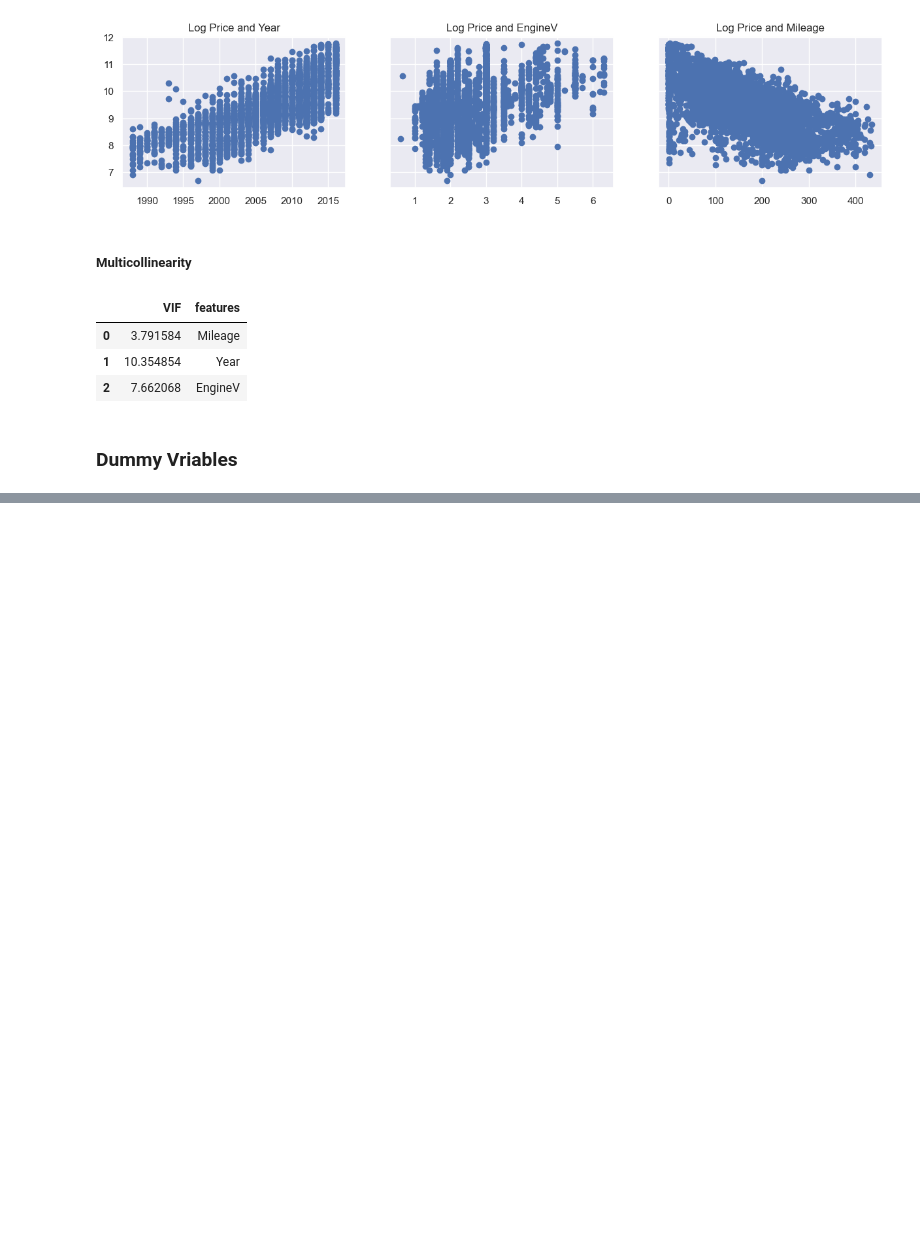
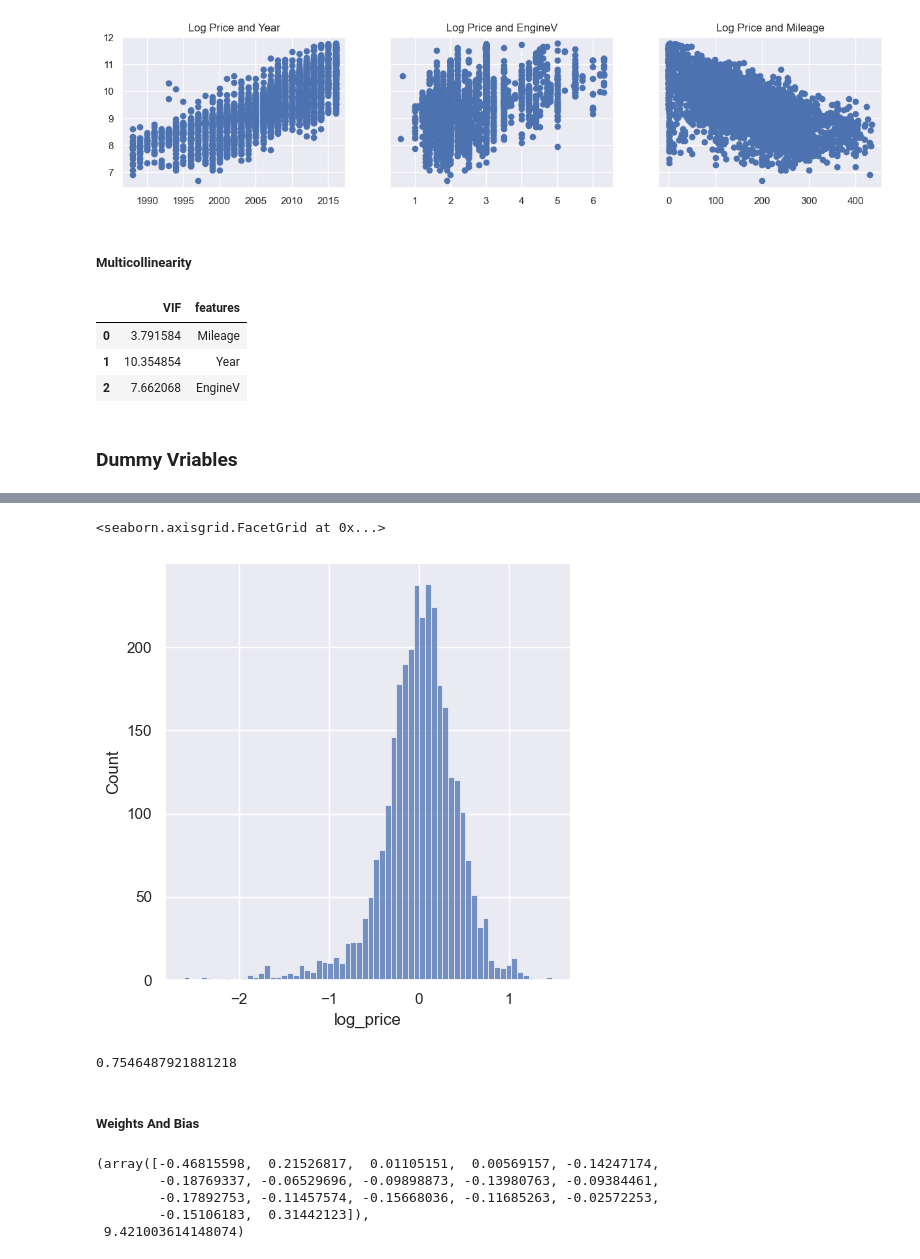
Before and after one commit to aman-mishra-02/Data-Science, a Jupyter notebook: sklearn/practicalExample.ipynb, the cells around one changed output, grey strips where cells are left out. Drawn from its saved outputs; the diff is of its cells as text; code cells hidden in the pictures; blank space fills up the shorter version.

```diff
--- a/sklearn/practicalExample.ipynb
+++ b/sklearn/practicalExample.ipynb
@@ -125,0 +181,19 @@ data_no_multicollinearity = data_cleaned.drop(['Year'],axis=1)
+# %%
+sns.displot(y_train-y_hat)
+# %% [output]
+<seaborn.axisgrid.FacetGrid at 0x...>
+[figure, added]
+# %%
+reg.score(x_train,y_train)
+# %% [output]
+0.7546487921881218
+# %% [markdown]
+##### Weights And Bias
+# %%
+reg.coef_, reg.intercept_
+# %% [output]
+(array([-0.46815598,  0.21526817,  0.01105151,  0.00569157, -0.14247174,
+        -0.18769337, -0.06529696, -0.09898873, -0.13980763, -0.09384461,
+        -0.17892753, -0.11457574, -0.15668036, -0.11685263, -0.02572253,
+        -0.15106183,  0.31442123]),
+ 9.421003614148074)
```
Also changed, not shown: parts of 17 cells of this notebook.
